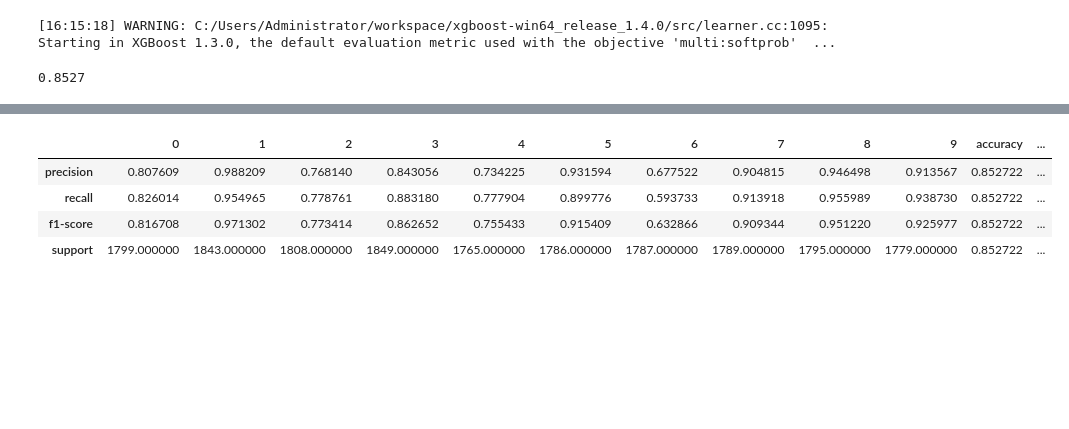
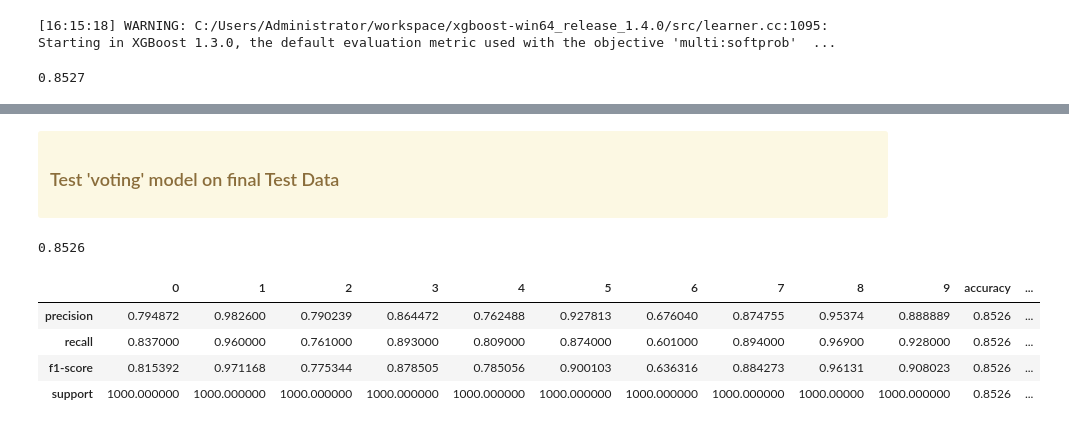
Before and after one commit to renanarimon/ML, a Jupyter notebook: fashion mnist.ipynb, the cells around one changed output, grey strips where cells are left out. Drawn from its saved outputs; the diff is of its cells as text; code cells hidden in the pictures; blank space fills up the shorter version.

```diff
--- a/fashion mnist.ipynb
+++ b/fashion mnist.ipynb
@@ -398,12 +420,42 @@ round(pipeline.score(X_test, y_test),4)
+# %% [markdown]
+<div class="alert alert-block alert-warning">
+
+
+### Test 'voting' model on final Test Data
+
+
+<div>
+# %%
+X_train_f = x
+y_train_f = y
+
+y_test_f = df_test['label'] #target
+X_test_f = df_test.drop(['label'], axis=1).to_numpy() #data
+# %%
+#voting
+pipeline = Pipeline([
+    ('scaler' , StandardScaler()),
+    ('pca', PCA(n_components=15)),
+    ('clf', VotingClassifier([
+        ('rf', RandomForestClassifier(max_depth=80, n_estimators=150)),
+        ('knn',KNeighborsClassifier(n_neighbors=7, algorithm='auto')),
+        ('xgb', XGBClassifier(eval_metric='mlogloss', learning_rate=0.2, n_estimators=150))],voting='soft'))])
+
+pipeline.fit(X_train_f, y_train_f)
+y_pred = pipeline.predict(X_test_f)
+round(pipeline.score(X_test_f, y_test_f),4)
+# %% [output]
+0.8526
 # %%
-report = classification_report(y_test, y_pred, output_dict=True)
+report = classification_report(y_test_f, y_pred, output_dict=True)
 df_report = pd.DataFrame(report)
+df_report
 # %% [output]
 |  | 0 | 1 | 2 | 3 | 4 | 5 | 6 | 7 | 8 | 9 | accuracy | ... |
-| precision | 0.807609 | 0.988209 | 0.768140 | 0.843056 | 0.734225 | 0.931594 | 0.677522 | 0.904815 | 0.946498 | 0.913567 | 0.852722 | ... |
-| recall | 0.826014 | 0.954965 | 0.778761 | 0.883180 | 0.777904 | 0.899776 | 0.593733 | 0.913918 | 0.955989 | 0.938730 | 0.852722 | ... |
-| f1-score | 0.816708 | 0.971302 | 0.773414 | 0.862652 | 0.755433 | 0.915409 | 0.632866 | 0.909344 | 0.951220 | 0.925977 | 0.852722 | ... |
-| support | 1799.000000 | 1843.000000 | 1808.000000 | 1849.000000 | 1765.000000 | 1786.000000 | 1787.000000 | 1789.000000 | 1795.000000 | 1779.000000 | 0.852722 | ... |
+| precision | 0.794872 | 0.982600 | 0.790239 | 0.864472 | 0.762488 | 0.927813 | 0.676040 | 0.874755 | 0.95374 | 0.888889 | 0.8526 | ... |
+| recall | 0.837000 | 0.960000 | 0.761000 | 0.893000 | 0.809000 | 0.874000 | 0.601000 | 0.894000 | 0.96900 | 0.928000 | 0.8526 | ... |
+| f1-score | 0.815392 | 0.971168 | 0.775344 | 0.878505 | 0.785056 | 0.900103 | 0.636316 | 0.884273 | 0.96131 | 0.908023 | 0.8526 | ... |
+| support | 1000.000000 | 1000.000000 | 1000.000000 | 1000.000000 | 1000.000000 | 1000.000000 | 1000.000000 | 1000.000000 | 1000.00000 | 1000.000000 | 0.8526 | ... |
 # %%
 from sklearn import metrics
 from sklearn.metrics import confusion_matrix
```
Also changed, not shown: parts of 6 cells of this notebook.
